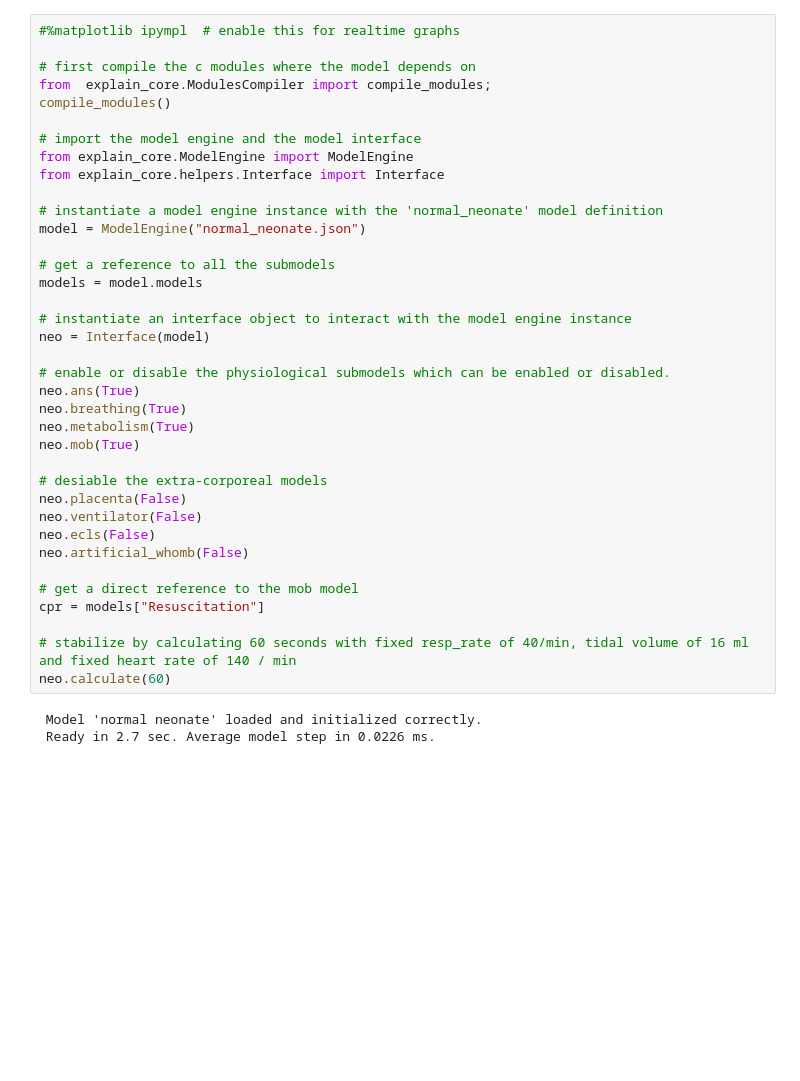
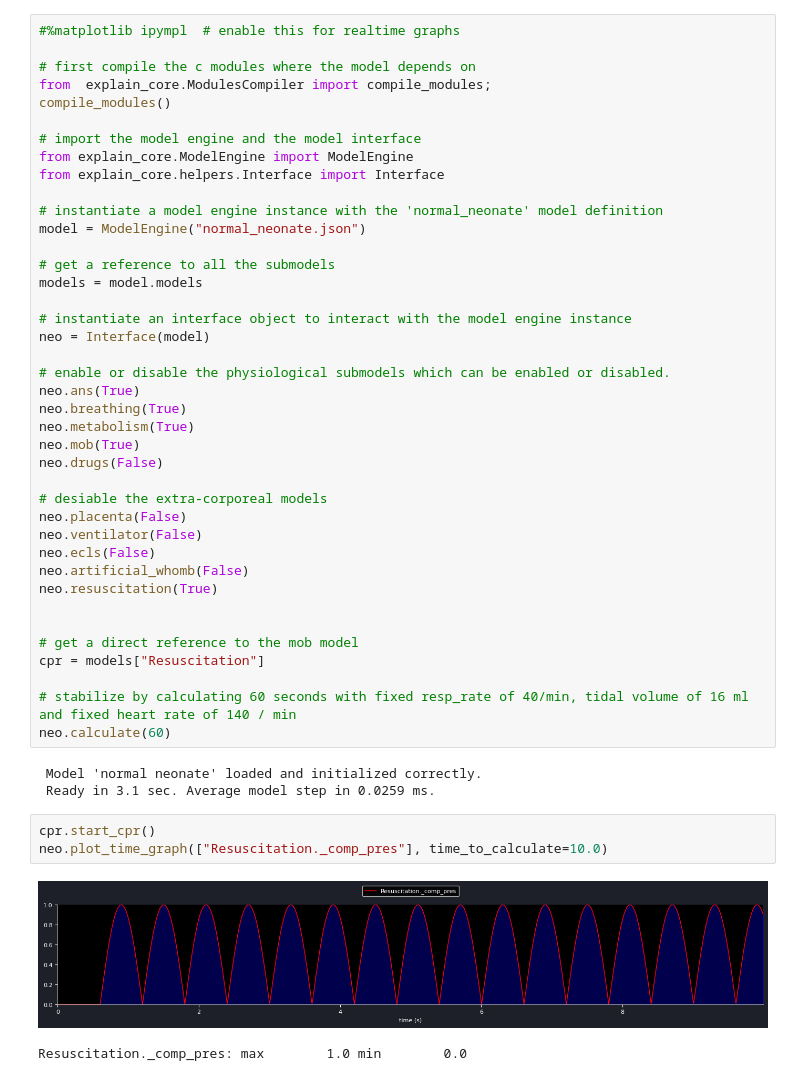
Before and after one commit to Dobutamine/explain-python, a Jupyter notebook: resuscitation.ipynb, the cells around one changed output. Cells and saved outputs as stored; diff of their text form; blank space fills up the shorter version.

```diff
--- a/resuscitation.ipynb
+++ b/resuscitation.ipynb
@@ -23,12 +23,15 @@ neo.ans(True)
 neo.breathing(True)
 neo.metabolism(True)
 neo.mob(True)
+neo.drugs(False)
 
 # desiable the extra-corporeal models
 neo.placenta(False)
 neo.ventilator(False)
 neo.ecls(False)
 neo.artificial_whomb(False)
+neo.resuscitation(True)
+
 
 # get a direct reference to the mob model
 cpr = models["Resuscitation"]
@@ -37,4 +40,10 @@ cpr = models["Resuscitation"]
 neo.calculate(60)
 # %% [output]
  Model 'normal neonate' loaded and initialized correctly.
- Ready in 2.7 sec. Average model step in 0.0226 ms.
+ Ready in 3.1 sec. Average model step in 0.0259 ms.
+# %%
+cpr.start_cpr()
+neo.plot_time_graph(["Resuscitation._comp_pres"], time_to_calculate=10.0)
+# %% [output]
+[figure, added]
+Resuscitation._comp_pres: max        1.0 min        0.0
```
Also changed, not shown: 5 other files.
